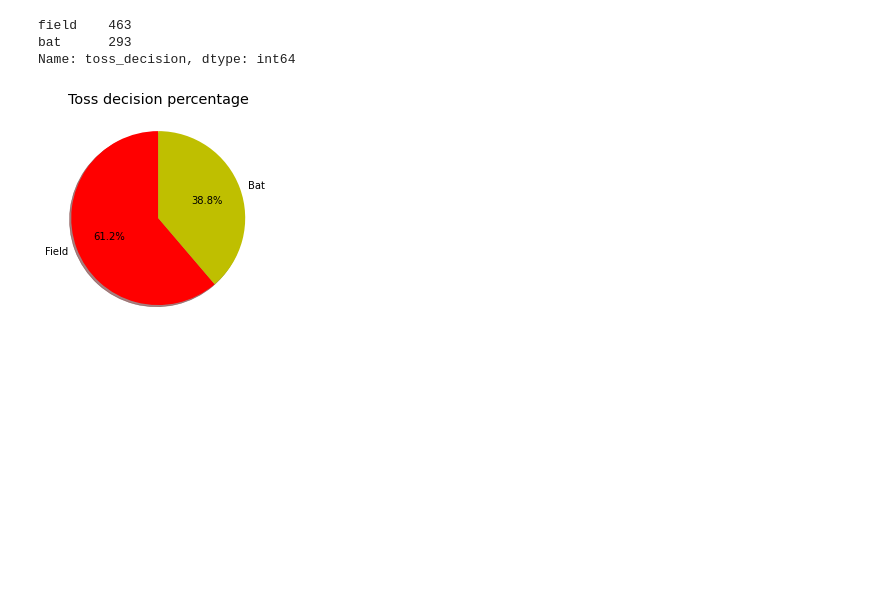
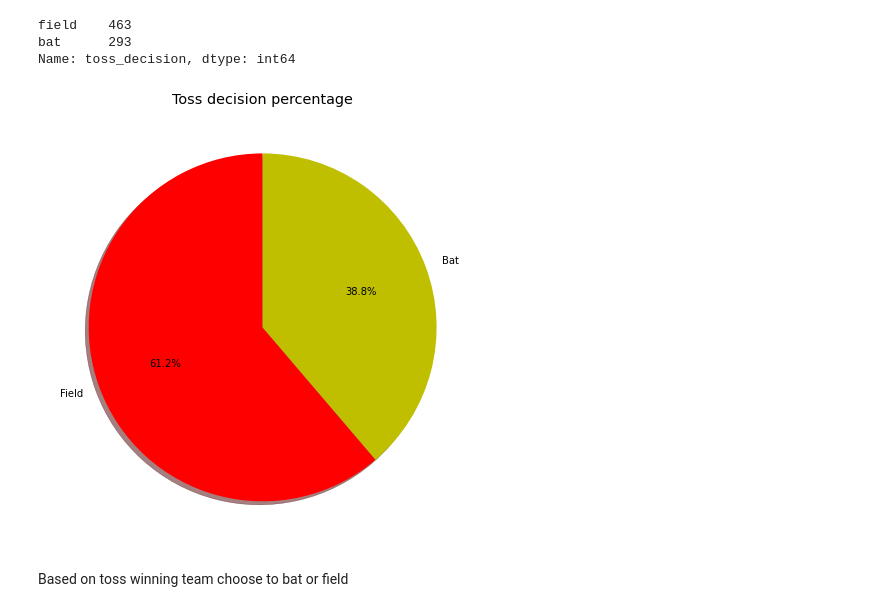
Before and after one commit to mukesh1996-ds/IPL-EDA, a Jupyter notebook: notebook.ipynb, the cells around one changed output. Drawn from its saved outputs; the diff is of its cells as text; code cells hidden in the pictures; blank space fills up the shorter version.

```diff
--- a/notebook.ipynb
+++ b/notebook.ipynb
@@ -606,14 +606,17 @@ bat      293
 Name: toss_decision, dtype: int64
 # %%
 from matplotlib import style
+plt.figure(figsize=(10,8))
 style.use('ggplot')
 toss_count = df.toss_decision.value_counts()
 label = ['Field','Bat']
 plt.pie(toss_count,labels=label,colors=['r','y'],
         autopct='%1.1f%%', shadow=True, startangle=90)
 plt.title("Toss decision percentage")
 plt.show()
 # %% [output]
-[figure, old version]
+[figure, new version]
+# %% [markdown]
+Based on toss winning team choose to bat or field
 # %%
 # Thank you
```
